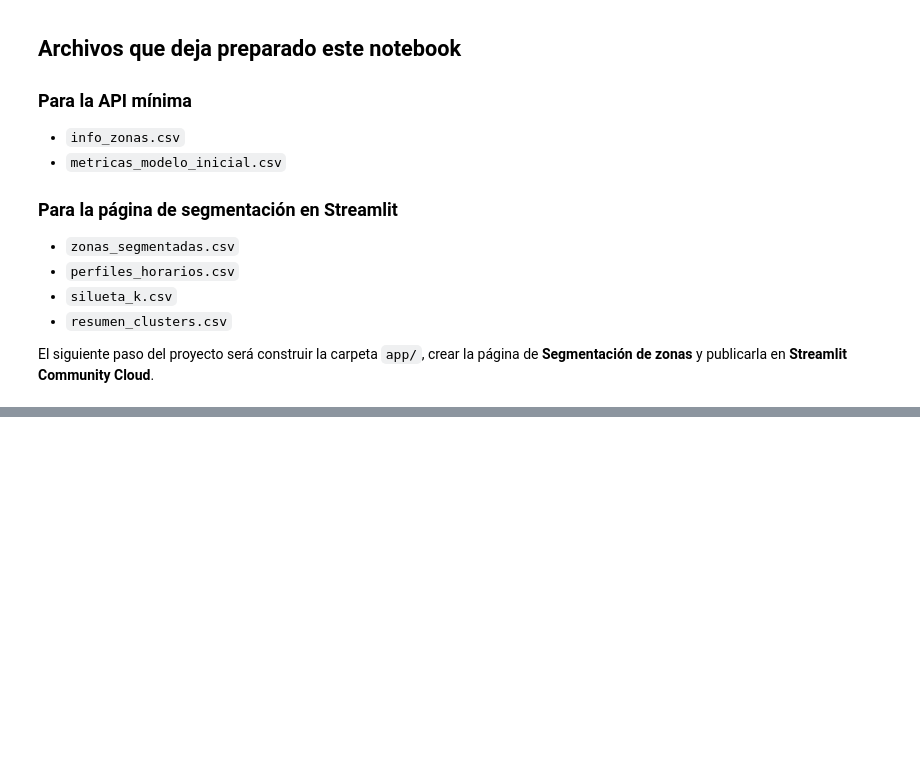
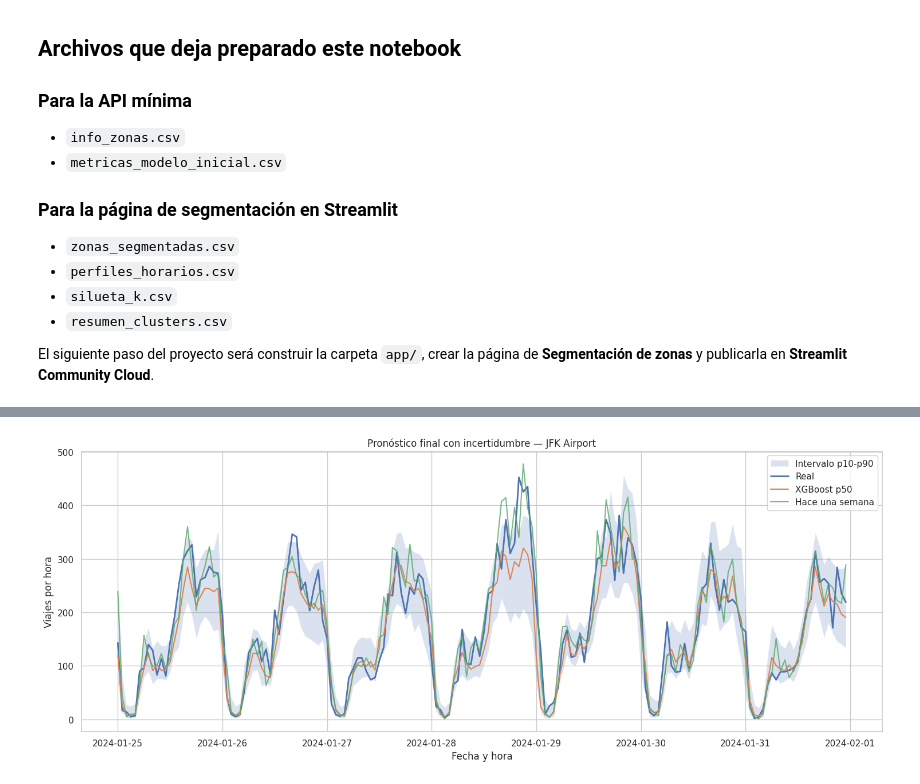
Before and after one commit to IsaiZepeda04/taxis-nyc, a Jupyter notebook: preparacion.ipynb, the cells around one changed output, grey strips where cells are left out. Drawn from its saved outputs; the diff is of its cells as text; code cells hidden in the pictures; blank space fills up the shorter version.

Commit message:
Agregar modelo final por cuantiles y paginas de pronostico y decision

```diff
--- a/preparacion.ipynb
+++ b/preparacion.ipynb
@@ -2338,0 +2668,18 @@ El siguiente paso del proyecto será construir la carpeta `app/`, crear la pági
+# %%
+# ============================================================
+# 51. DEFINICIÓN DE LOS CUANTILES
+# ============================================================
+
+CUANTILES = np.arange(
+    0.1,
+    1.0,
+    0.1,
+).round(1)
+
+NOMBRES_CUANTILES = [
+    f"p{int(q * 100)}"
+    for q in CUANTILES
+]
+
+print("Cuantiles:", CUANTILES)
+print("Nombres:", NOMBRES_CUANTILES)
@@ -2338,0 +2873,68 @@ El siguiente paso del proyecto será construir la carpeta `app/`, crear la pági
+# %%
+# ============================================================
+# 56. GRÁFICA DEL PRONÓSTICO CON INCERTIDUMBRE
+# ============================================================
+
+zona_final_id = int(
+    zonas_pronostico.iloc[0]["PULocationID"]
+)
+
+zona_final_nombre = (
+    zonas_pronostico.iloc[0]["nombre_zona"]
+)
+
+mascara_zona = (
+    test_final["PULocationID"] == zona_final_id
+)
+
+grafico_final = test_final.loc[
+    mascara_zona,
+    ["hora", "viajes", "lag_168"],
+].copy()
+
+grafico_final = grafico_final.join(
+    predicciones_test[
+        ["p10", "p50", "p90"]
+    ]
+)
+
+plt.figure(figsize=(15, 6))
+
+plt.fill_between(
+    grafico_final["hora"],
+    grafico_final["p10"],
+    grafico_final["p90"],
+    alpha=0.20,
+    label="Intervalo p10-p90",
+)
+
+plt.plot(
+    grafico_final["hora"],
+    grafico_final["viajes"],
+    label="Real",
+    linewidth=2,
+)
+
+plt.plot(
+    grafico_final["hora"],
+    grafico_final["p50"],
+    label="XGBoost p50",
+)
+
+plt.plot(
+    grafico_final["hora"],
+    grafico_final["lag_168"],
+    label="Hace una semana",
+    alpha=0.8,
+)
+
+plt.title(
+    f"Pronóstico final con incertidumbre — {zona_final_nombre}"
+)
+plt.xlabel("Fecha y hora")
+plt.ylabel("Viajes por hora")
+plt.legend()
+plt.tight_layout()
+plt.show()
+# %% [output]
+[figure, added]
```
Also changed, not shown: parts of 43 cells of this notebook, 11 other files.
